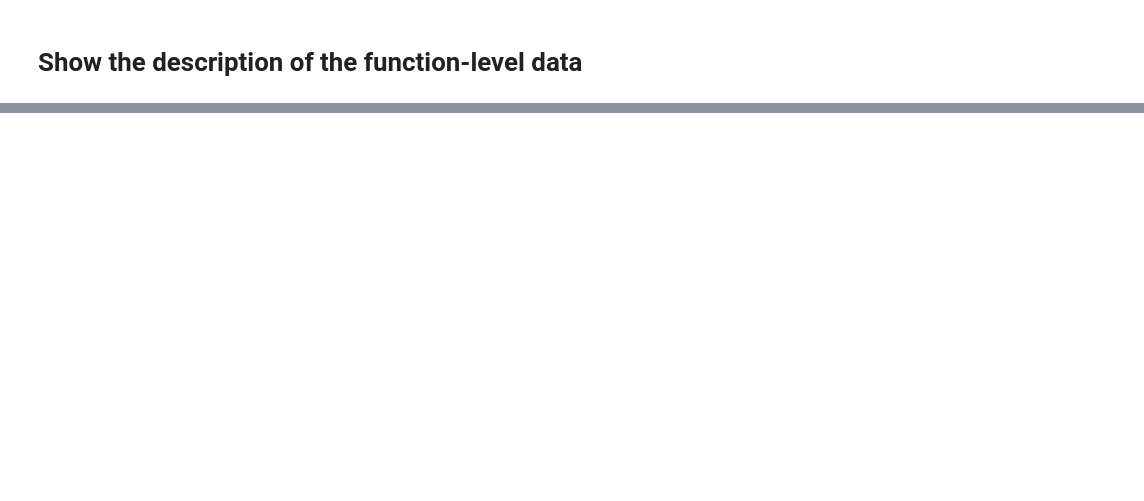
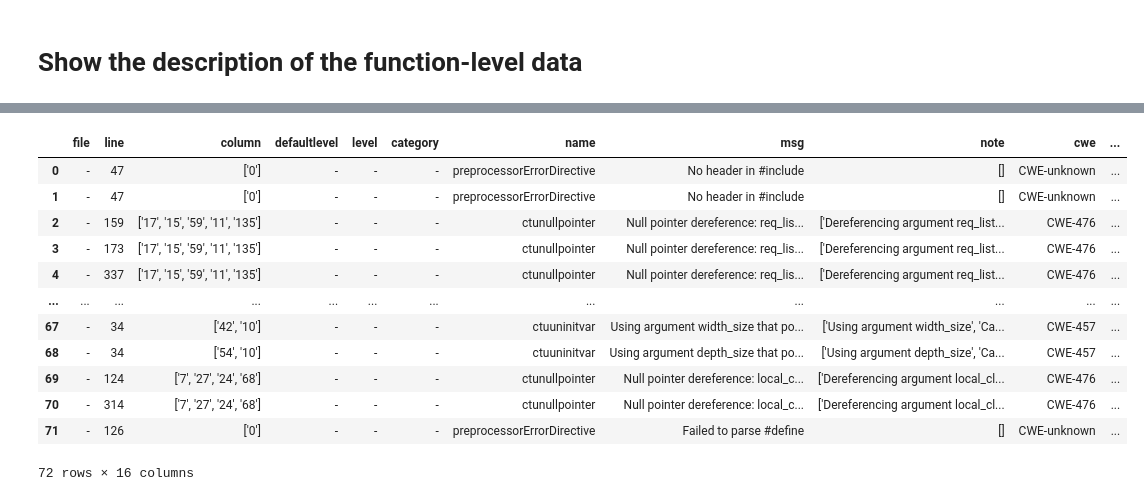
Before and after one commit to SmartSecLab/VulnMiner, a Jupyter notebook: statistics.ipynb, the cells around one changed output, grey strips where cells are left out. Cells and saved outputs as stored; diff of their text form; code cells hidden in the pictures; blank space fills up the shorter version.

```diff
--- a/statistics.ipynb
+++ b/statistics.ipynb
@@ -295,0 +371,16 @@ dff.describe().T
+# %%
+dfs[dfs.file.str.len()<5].reset_index(drop=True)
+# %% [output]
+|  | file | line | column | defaultlevel | level | category | name | msg | note | cwe | ... |
+| 0 | - | 47 | ['0'] | - | - | - | preprocessorErrorDirective | No header in #include | [] | CWE-unknown | ... |
+| 1 | - | 47 | ['0'] | - | - | - | preprocessorErrorDirective | No header in #include | [] | CWE-unknown | ... |
+| 2 | - | 159 | ['17', '15', '59', '11', '135'] | - | - | - | ctunullpointer | Null pointer dereference: req_lis... | ['Dereferencing argument req_list... | CWE-476 | ... |
+| 3 | - | 173 | ['17', '15', '59', '11', '135'] | - | - | - | ctunullpointer | Null pointer dereference: req_lis... | ['Dereferencing argument req_list... | CWE-476 | ... |
+| 4 | - | 337 | ['17', '15', '59', '11', '135'] | - | - | - | ctunullpointer | Null pointer dereference: req_lis... | ['Dereferencing argument req_list... | CWE-476 | ... |
+| ... | ... | ... | ... | ... | ... | ... | ... | ... | ... | ... | ... |
+| 67 | - | 34 | ['42', '10'] | - | - | - | ctuuninitvar | Using argument width_size that po... | ['Using argument width_size', 'Ca... | CWE-457 | ... |
+| 68 | - | 34 | ['54', '10'] | - | - | - | ctuuninitvar | Using argument depth_size that po... | ['Using argument depth_size', 'Ca... | CWE-457 | ... |
+| 69 | - | 124 | ['7', '27', '24', '68'] | - | - | - | ctunullpointer | Null pointer dereference: local_c... | ['Dereferencing argument local_cl... | CWE-476 | ... |
+| 70 | - | 314 | ['7', '27', '24', '68'] | - | - | - | ctunullpointer | Null pointer dereference: local_c... | ['Dereferencing argument local_cl... | CWE-476 | ... |
+| 71 | - | 126 | ['0'] | - | - | - | preprocessorErrorDirective | Failed to parse #define | [] | CWE-unknown | ... |
+72 rows × 16 columns
```
Also changed, not shown: parts of 33 cells of this notebook, 11 other files.
